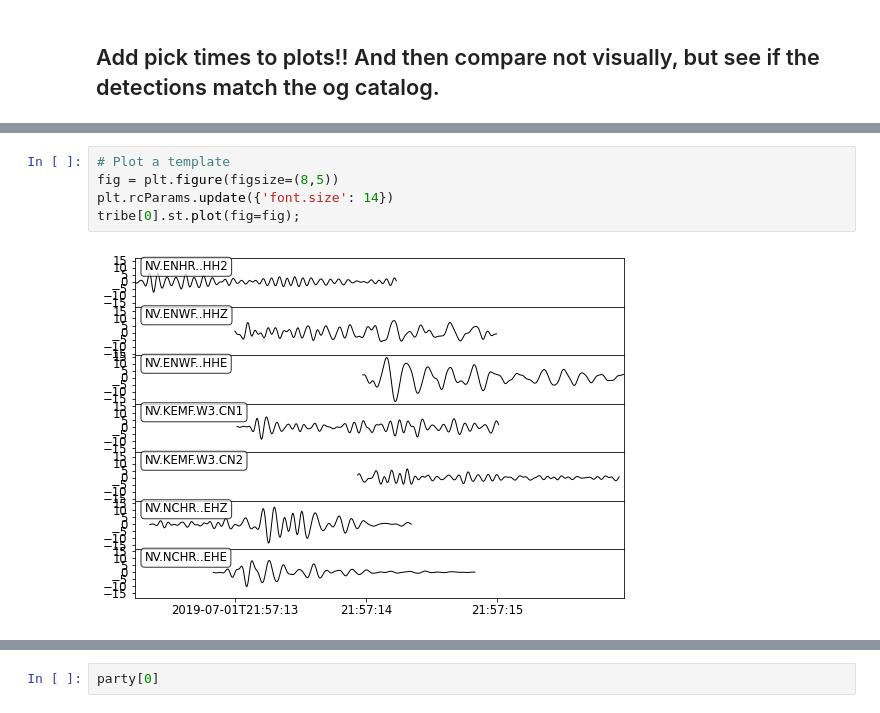
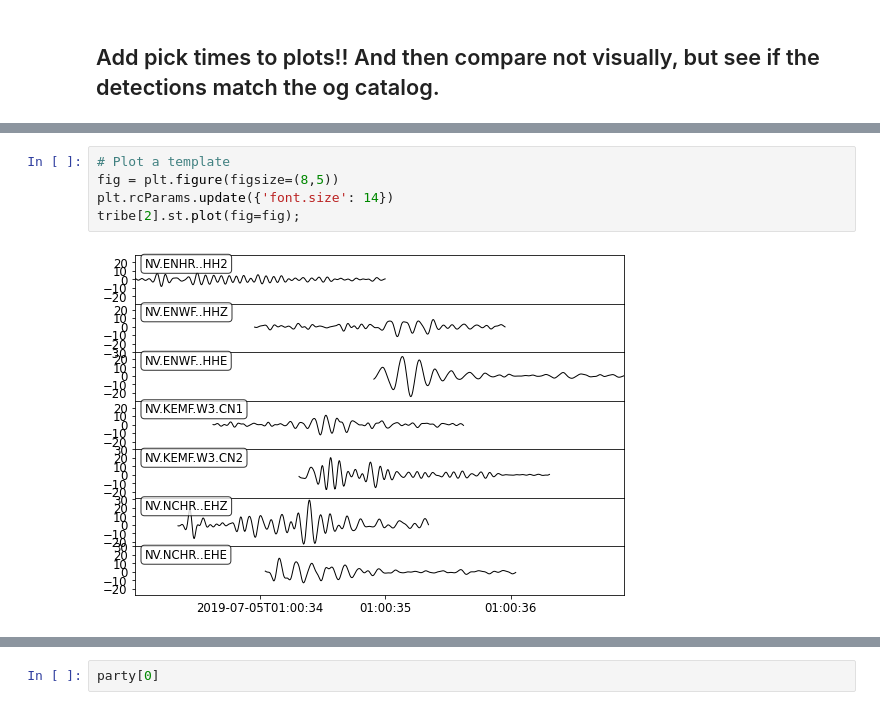
Before and after one commit to zoekrauss/endeavour_clustering, a Jupyter notebook: xcorr_cluster.ipynb, the cells around one changed output, grey strips where cells are left out. Cells and saved outputs as stored; diff of their text form.

```diff
--- a/xcorr_cluster.ipynb
+++ b/xcorr_cluster.ipynb
@@ -386,7 +407,7 @@ print(datetime.datetime.now()-test)
 # %%
 # Plot a template
 fig = plt.figure(figsize=(8,5))
 plt.rcParams.update({'font.size': 14})
-tribe[0].st.plot(fig=fig);
+tribe[2].st.plot(fig=fig);
 # %% [output]
-[figure, old version]
+[figure, new version]
```
Also changed, not shown: parts of 5 cells of this notebook, 1 other file.
